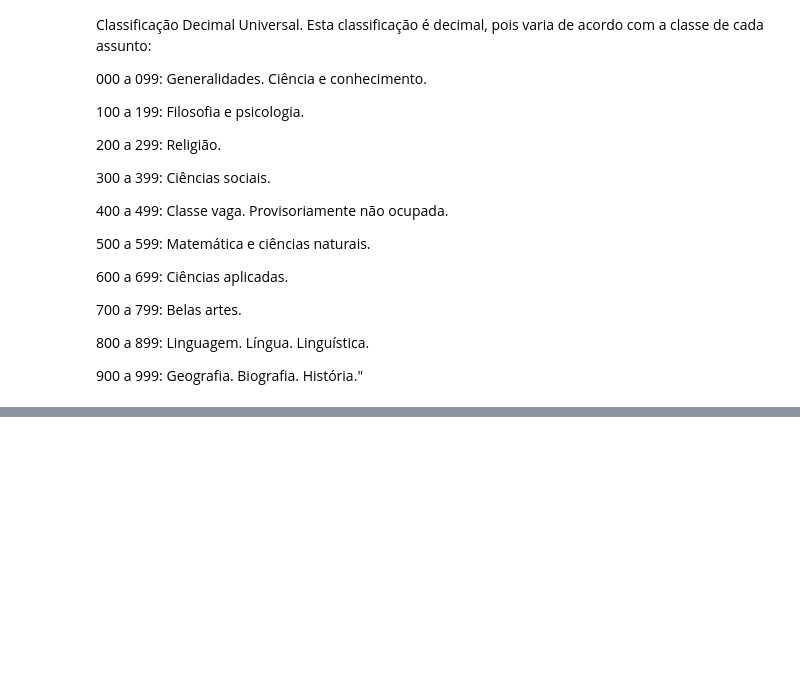
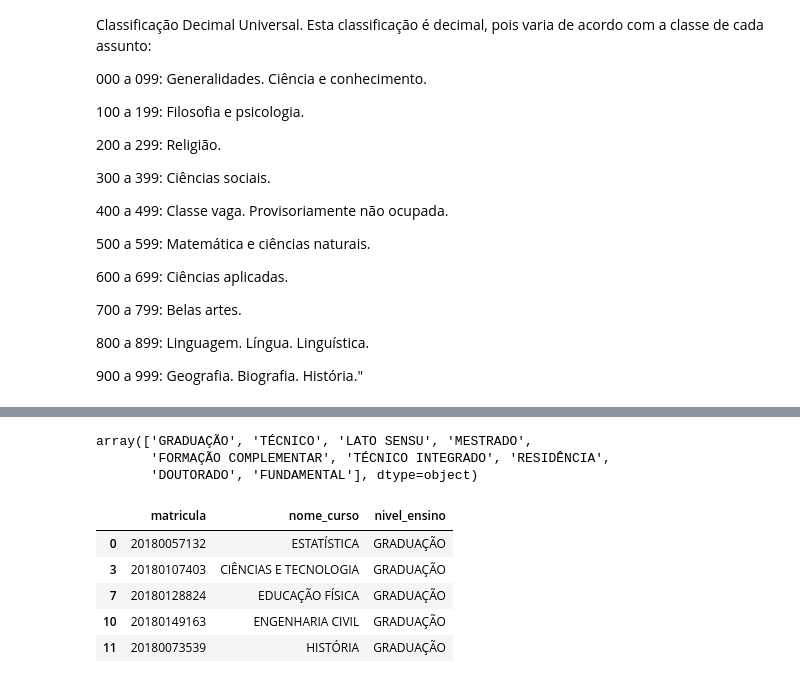
Before and after one commit to PVSO/7-days-pandas, a Jupyter notebook: notebooks/2.0-pvso-preprocessing-cleaning.ipynb, the cells around one changed output, grey strips where cells are left out. Cells and saved outputs as stored; diff of their text form; code cells hidden in the pictures; blank space fills up the shorter version.

```diff
--- a/notebooks/2.0-pvso-preprocessing-cleaning.ipynb
+++ b/notebooks/2.0-pvso-preprocessing-cleaning.ipynb
@@ -91,0 +206,9 @@ df.to_csv('../data/processed/emprestimos_exemplares.csv')
+# %%
+# records do ano de 2018
+
+df_records_2018 = pd.read_csv('../data/raw/students_records/discentes-2018.csv')
+
+# df_records_2018.columns
+
+# matricula, nome_curso, nivel_ensino
+df_records_2018.dtypes
@@ -91,0 +238,12 @@ df.to_csv('../data/processed/emprestimos_exemplares.csv')
+# %%
+df_records_2018['nivel_ensino'] = df_records_2018['nivel_ensino'].apply(ftfy.fix_text)
+df_records_2018['nivel_ensino'].unique()
+# %% [output]
+array(['GRADUAÇÃO', 'TÉCNICO', 'LATO SENSU', 'MESTRADO',
+       'FORMAÇÃO COMPLEMENTAR', 'TÉCNICO INTEGRADO', 'RESIDÊNCIA',
+       'DOUTORADO', 'FUNDAMENTAL'], dtype=object)
+# %%
+df_records_2018['nome_curso'] = df_records_2018['nome_curso'].apply(
+    lambda x: ftfy.fix_text(x) if pd.notnull(x) else x
+    )
+df_records_2018['nome_curso'].unique()
@@ -91,0 +252,10 @@ df.to_csv('../data/processed/emprestimos_exemplares.csv')
+# %%
+df_records_2018_graduacao = df_records_2018.loc[df_records_2018['nivel_ensino'] == 'GRADUAÇÃO', ['matricula','nome_curso','nivel_ensino']]
+df_records_2018_graduacao.head()
+# %% [output]
+|  | matricula | nome_curso | nivel_ensino |
+| 0 | 20180057132 | ESTATÍSTICA | GRADUAÇÃO |
+| 3 | 20180107403 | CIÊNCIAS E TECNOLOGIA | GRADUAÇÃO |
+| 7 | 20180128824 | EDUCAÇÃO FÍSICA | GRADUAÇÃO |
+| 10 | 20180149163 | ENGENHARIA CIVIL | GRADUAÇÃO |
+| 11 | 20180073539 | HISTÓRIA | GRADUAÇÃO |
```
Also changed, not shown: parts of 52 cells of this notebook.
